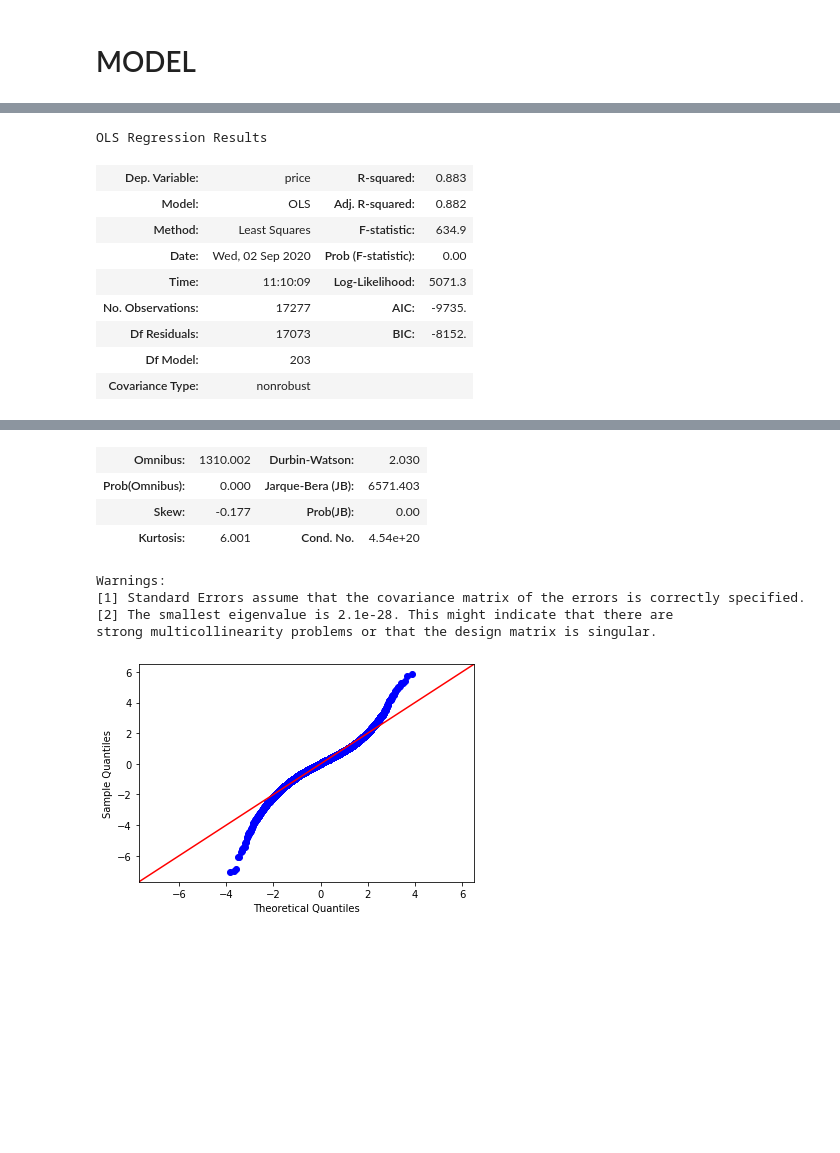
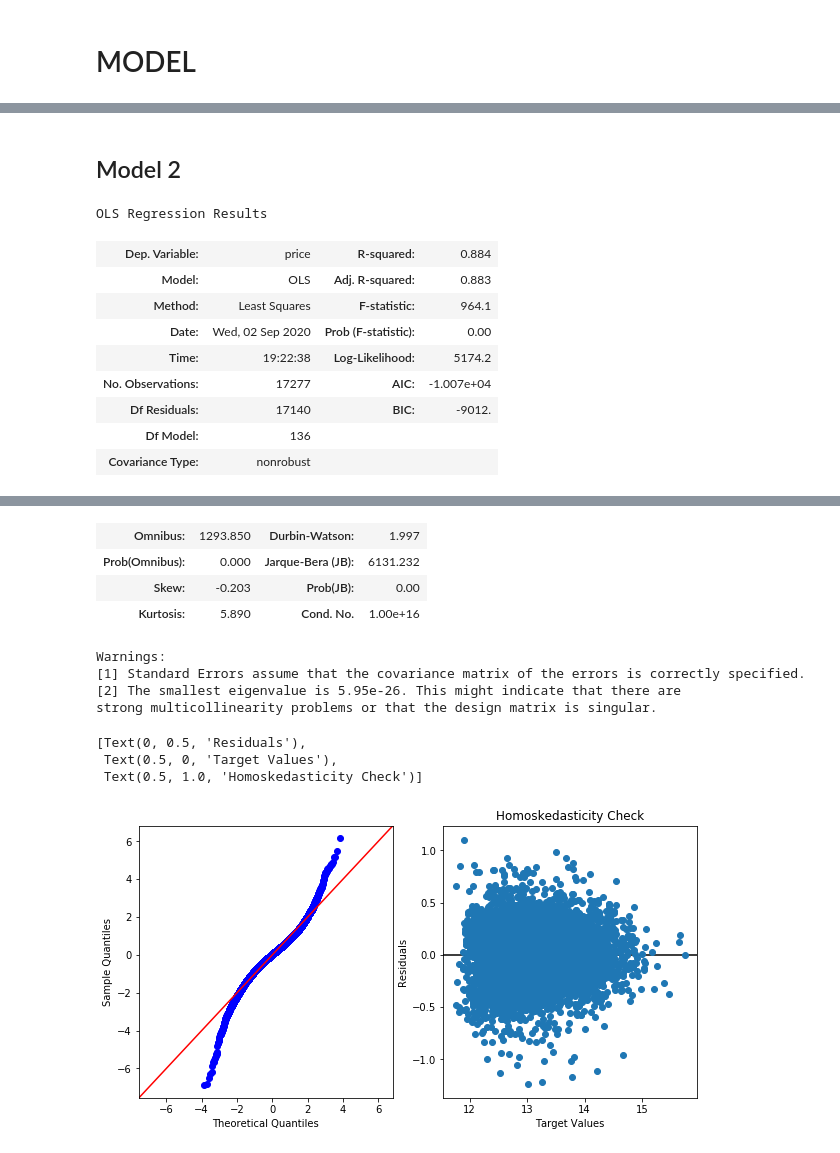
Before and after one commit to hpatel530/dsc-mod-2-project-v2-1-onl01-dtsc-ft-070620, a Jupyter notebook: student.ipynb, the cells around one changed output, grey strips where cells are left out. Drawn from its saved outputs; the diff is of its cells as text; code cells hidden in the pictures; blank space fills up the shorter version.

```diff
--- a/student.ipynb
+++ b/student.ipynb
@@ -317,7 +373,18 @@ df['sqft_basement'] = df['sqft_basement'].astype('str')
 # %%
-#Dropping the following columns because there is no linear relationship
+#Dropping the following columns
+
+#No linear relationship
 df.drop('lat', axis=1, inplace=True)
 df.drop('long', axis=1, inplace=True)
+
+#Too many unique values
+df.drop('date', axis=1, inplace=True)
+
+#Created a column 'Age' as a replacement
+df.drop('yr_built', axis=1, inplace=True )
+
+#Irrevalent column
+df.drop('id', axis=1, inplace=True)
 # %%
 #confirming changes
 df.info()
@@ -438,0 +477,6 @@ ax.set_ylim(len(df.corr())-0, -0.5)
+# %%
+outcome = 'price'
+df.columns = [col.replace('.', '_') for col in df.columns]
+x_cols = list(df.columns)
+x_cols.remove(outcome)
+x_cols
@@ -439,15 +557,13 @@ ax.set_ylim(len(df.corr())-0, -0.5)
 # %% [markdown]
 ## Log Transformation on Continuous Data
 # %%
-# #Creating a variable pulling all numeric columns
+#Creating a variable pulling all numeric columns
 
-# num_cols = df.select_dtypes('number').columns
+num_cols = df.select_dtypes('number').columns
 
-# #Creating a for loop and applying log transformation to each column
-# for feat in num_cols:
-#     df[feat] = df[feat].map(lambda x: np.log(x))
-
-df['price'] = np.log(df['price'])
+#Creating a for loop and applying log transformation to each column
+for feat in num_cols:
+    df[feat] = df[feat].map(lambda x: np.log(x))
 
 df.head()
 # %% [output]
@@ -485,3 +602,0 @@ df_preprocessed.head()
-# %%
-df_preprocessed = df_preprocessed.drop('date', axis=1)
-df_preprocessed.head()
@@ -526,21 +645,27 @@ x_cols
  'zipcode_98188',
  'zipcode_98198',
  'zipcode_98199']
+# %% [markdown]
+## Model 2
 # %%
 predictors = '+'.join(x_cols)
 formula = outcome + '~' + predictors
 model = ols(formula=formula, data=train).fit()
 display(model.summary())
-fig = sm.graphics.qqplot(model.resid,fit=True, line='45')
+fig,ax = plt.subplots(ncols=2,figsize=(10,5))
+fig = sm.graphics.qqplot(model.resid, stats.distributions.norm, fit=True, line='45', ax=ax[0])
+ax[1].scatter(x=model.predict(), y=model.resid)
+ax[1].axhline(0,color='k',zorder=-1)
+ax[1].set(ylabel='Residuals',title='Homoskedasticity Check', xlabel="Target Values")
 # %% [output]
 OLS Regression Results
-| Dep. Variable: | price | R-squared: | 0.883 |
-| Model: | OLS | Adj. R-squared: | 0.882 |
-| Method: | Least Squares | F-statistic: | 634.9 |
+| Dep. Variable: | price | R-squared: | 0.884 |
+| Model: | OLS | Adj. R-squared: | 0.883 |
+| Method: | Least Squares | F-statistic: | 964.1 |
 | Date: | Wed, 02 Sep 2020 | Prob (F-statistic): | 0.00 |
-| Time: | 11:10:09 | Log-Likelihood: | 5071.3 |
-| No. Observations: | 17277 | AIC: | -9735. |
-| Df Residuals: | 17073 | BIC: | -8152. |
-| Df Model: | 203 |  |  |
+| Time: | 19:22:38 | Log-Likelihood: | 5174.2 |
+| No. Observations: | 17277 | AIC: | -1.007e+04 |
+| Df Residuals: | 17140 | BIC: | -9012. |
+| Df Model: | 136 |  |  |
 | Covariance Type: | nonrobust |  |  |
 |  | coef | std err | t | P>|t| | [0.025 | 0.975] |
@@ -562,9 +687,12 @@ OLS Regression Results
-| Omnibus: | 1310.002 | Durbin-Watson: | 2.030 |
-| Prob(Omnibus): | 0.000 | Jarque-Bera (JB): | 6571.403 |
-| Skew: | -0.177 | Prob(JB): | 0.00 |
-| Kurtosis: | 6.001 | Cond. No. | 4.54e+20 |
+| Omnibus: | 1293.850 | Durbin-Watson: | 1.997 |
+| Prob(Omnibus): | 0.000 | Jarque-Bera (JB): | 6131.232 |
+| Skew: | -0.203 | Prob(JB): | 0.00 |
+| Kurtosis: | 5.890 | Cond. No. | 1.00e+16 |
 Warnings:
 [1] Standard Errors assume that the covariance matrix of the errors is correctly specified.
-[2] The smallest eigenvalue is 2.1e-28. This might indicate that there are
+[2] The smallest eigenvalue is 5.95e-26. This might indicate that there are
 strong multicollinearity problems or that the design matrix is singular.
+[Text(0, 0.5, 'Residuals'),
+ Text(0.5, 0, 'Target Values'),
+ Text(0.5, 1.0, 'Homoskedasticity Check')]
-[figure, old version]
+[figure, new version]
```
Also changed, not shown: parts of 60 cells of this notebook.
